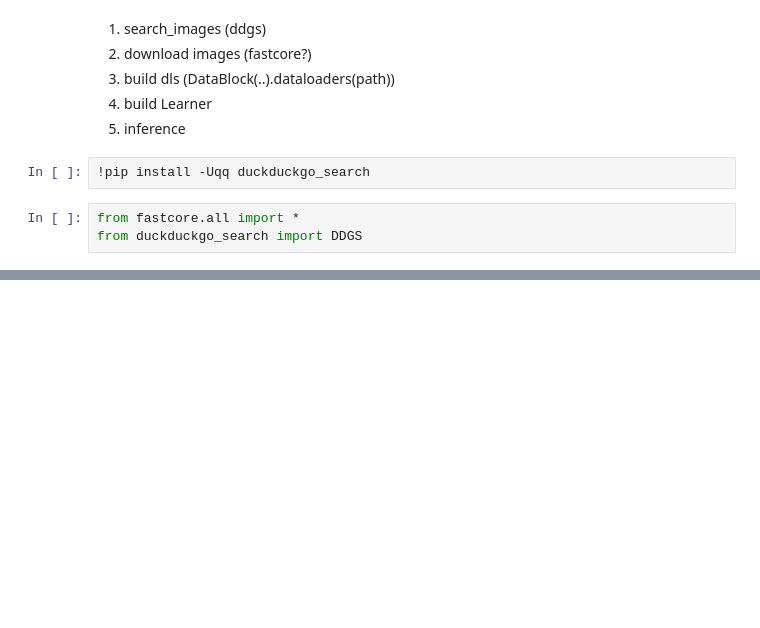
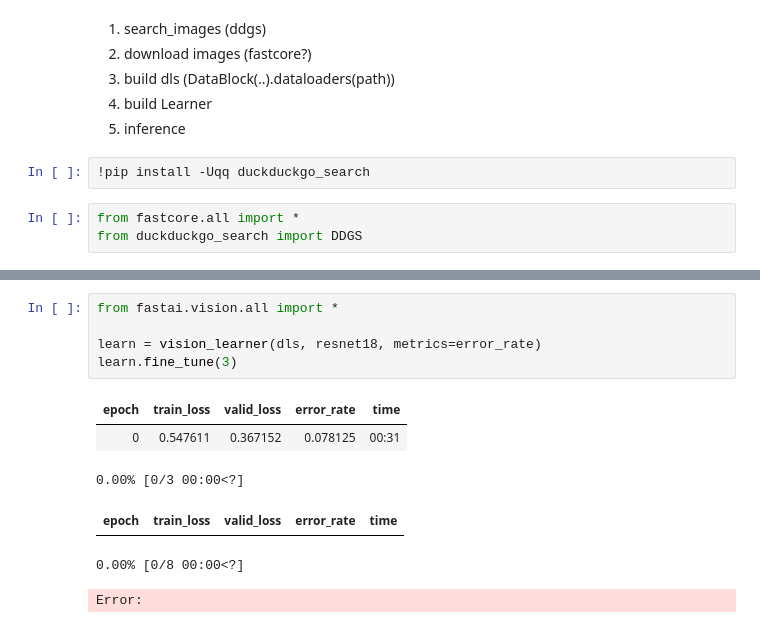
Before and after one commit to arikru/course22, a Jupyter notebook: 00-reproduce.ipynb, the cells around one changed output, grey strips where cells are left out. Saved outputs shown, nothing was run; the diff lists cells and outputs as text; blank space fills up the shorter version.

```diff
--- a/00-reproduce.ipynb
+++ b/00-reproduce.ipynb
@@ -36,0 +80,12 @@ i.to_thumb(256)
+# %%
+from fastai.vision.all import *
+
+learn = vision_learner(dls, resnet18, metrics=error_rate)
+learn.fine_tune(3)
+# %% [output]
+| epoch | train_loss | valid_loss | error_rate | time |
+| 0 | 0.547611 | 0.367152 | 0.078125 | 00:31 |
+0.00% [0/3 00:00<?]
+| epoch | train_loss | valid_loss | error_rate | time |
+0.00% [0/8 00:00<?]
+Error:
```
Also changed, not shown: parts of 9 cells of this notebook, 1 other file.
